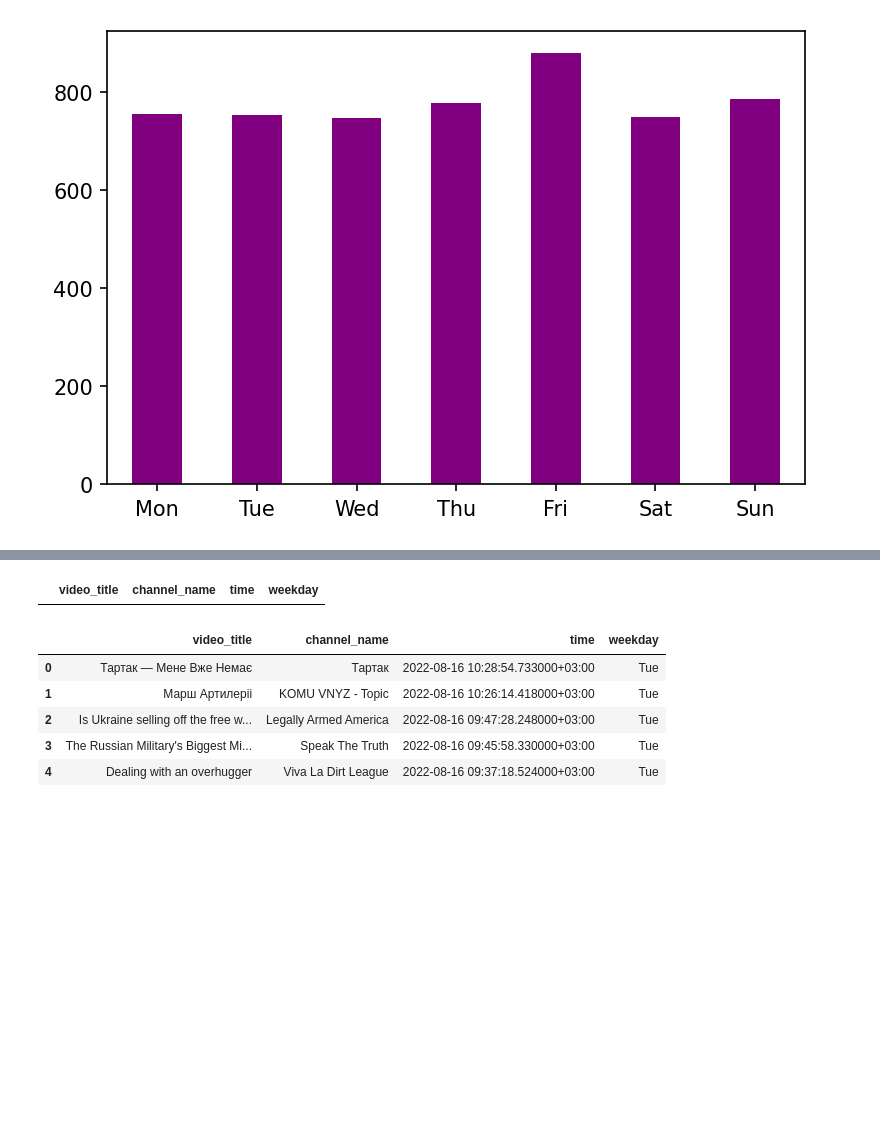
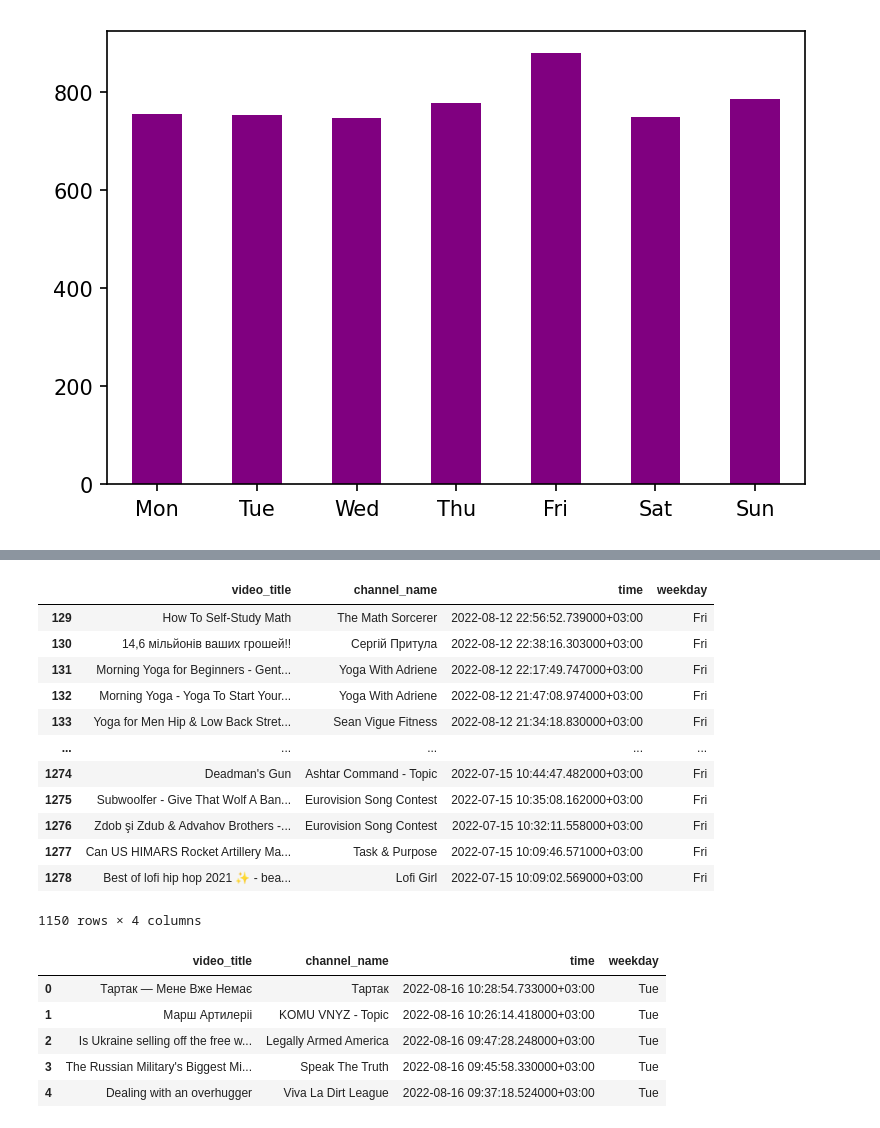
Before and after one commit to SanAntonik/yt_activity_analysis, a Jupyter notebook: explore.ipynb, the cells around one changed output, grey strips where cells are left out. Cells and saved outputs as stored; diff of their text form; code cells hidden in the pictures; blank space fills up the shorter version.

Commit message:
Create a func that selects subset of df based on time interval

```diff
--- a/explore.ipynb
+++ b/explore.ipynb
@@ -156,8 +149,22 @@ start_date, end_date
-# %%
-mask = (df['time'] > start_date) & (df['time'] <= end_date)
-df.loc[mask]
-# %% [output]
-|  | video_title | channel_name | time | weekday |
+# %%
+start_date = "2022-07-15"
+end_date = "2022-08-15"
+df1 = select_by_date_interval(df, start=start_date, end=end_date)
+df1
+# %% [output]
+|  | video_title | channel_name | time | weekday |
+| 129 | How To Self-Study Math | The Math Sorcerer | 2022-08-12 22:56:52.739000+03:00 | Fri |
+| 130 | 14,6 мільйонів ваших грошей!! | Сергій Притула | 2022-08-12 22:38:16.303000+03:00 | Fri |
+| 131 | Morning Yoga for Beginners - Gent... | Yoga With Adriene | 2022-08-12 22:17:49.747000+03:00 | Fri |
+| 132 | Morning Yoga - Yoga To Start Your... | Yoga With Adriene | 2022-08-12 21:47:08.974000+03:00 | Fri |
+| 133 | Yoga for Men Hip & Low Back Stret... | Sean Vigue Fitness | 2022-08-12 21:34:18.830000+03:00 | Fri |
+| ... | ... | ... | ... | ... |
+| 1274 | Deadman's Gun | Ashtar Command - Topic | 2022-07-15 10:44:47.482000+03:00 | Fri |
+| 1275 | Subwoolfer - Give That Wolf A Ban... | Eurovision Song Contest | 2022-07-15 10:35:08.162000+03:00 | Fri |
+| 1276 | Zdob şi Zdub & Advahov Brothers -... | Eurovision Song Contest | 2022-07-15 10:32:11.558000+03:00 | Fri |
+| 1277 | Can US HIMARS Rocket Artillery Ma... | Task & Purpose | 2022-07-15 10:09:46.571000+03:00 | Fri |
+| 1278 | Best of lofi hip hop 2021 ✨ - bea... | Lofi Girl | 2022-07-15 10:09:02.569000+03:00 | Fri |
+1150 rows × 4 columns
 # %%
 df.head()
 # %% [output]
```
Also changed, not shown: parts of 6 cells of this notebook, 1 other file.
